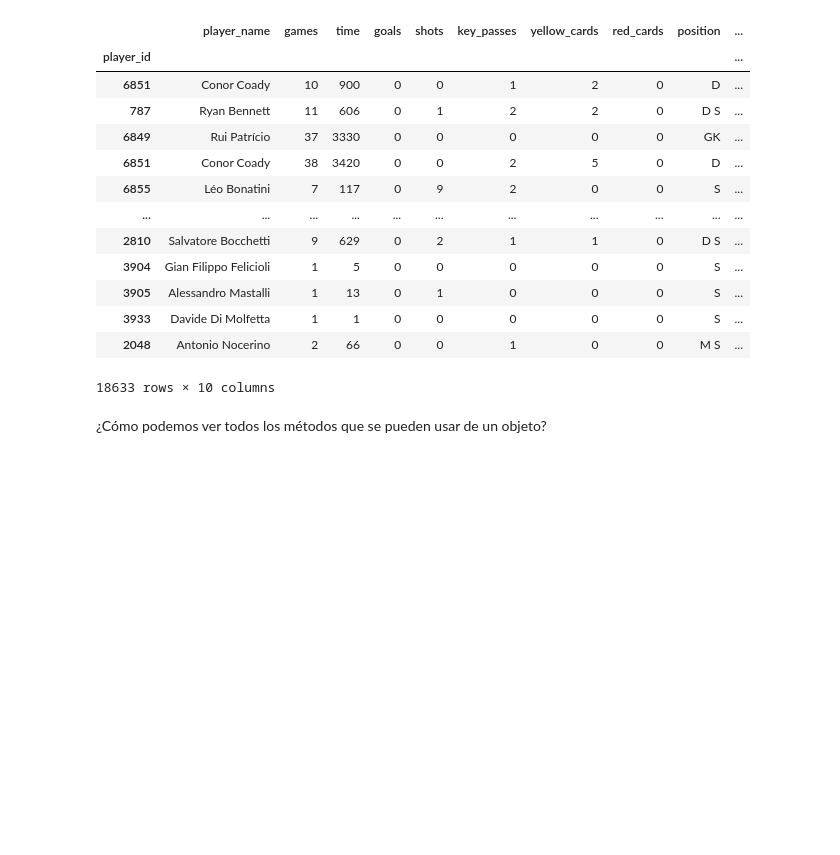
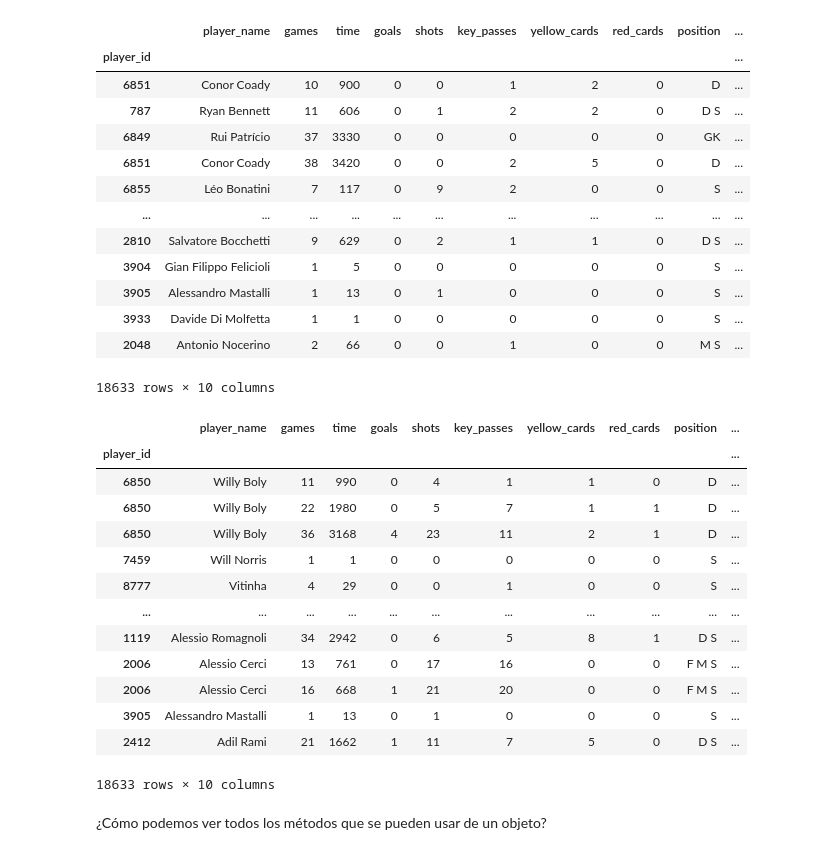
Before and after one commit to alfonso-santos/Intro-Python-Finanzas-2023, a Jupyter notebook: 4_pandas/4_1_Creación_Series_Dataframes.ipynb, the cells around one changed output. Saved outputs shown, nothing was run; the diff lists cells and outputs as text; code cells hidden in the pictures; blank space fills up the shorter version.

```diff
--- a/4_pandas/4_1_Creación_Series_Dataframes.ipynb
+++ b/4_pandas/4_1_Creación_Series_Dataframes.ipynb
@@ -433,6 +452,24 @@ footbal_stats.sort_values(by='team_name', ascending=False)
 | 3933 | Davide Di Molfetta | 1 | 1 | 0 | 0 | 0 | 0 | 0 | S | ... |
 | 2048 | Antonio Nocerino | 2 | 66 | 0 | 0 | 1 | 0 | 0 | M S | ... |
 18633 rows × 10 columns
+# %%
+# Ordenar por varias columnas en orden descendente
+footbal_stats.sort_values(by=['team_name', 'player_name'], ascending=False)
+# %% [output]
+|  | player_name | games | time | goals | shots | key_passes | yellow_cards | red_cards | position | ... |
+| player_id |  |  |  |  |  |  |  |  |  | ... |
+| 6850 | Willy Boly | 11 | 990 | 0 | 4 | 1 | 1 | 0 | D | ... |
+| 6850 | Willy Boly | 22 | 1980 | 0 | 5 | 7 | 1 | 1 | D | ... |
+| 6850 | Willy Boly | 36 | 3168 | 4 | 23 | 11 | 2 | 1 | D | ... |
+| 7459 | Will Norris | 1 | 1 | 0 | 0 | 0 | 0 | 0 | S | ... |
+| 8777 | Vitinha | 4 | 29 | 0 | 0 | 1 | 0 | 0 | S | ... |
+| ... | ... | ... | ... | ... | ... | ... | ... | ... | ... | ... |
+| 1119 | Alessio Romagnoli | 34 | 2942 | 0 | 6 | 5 | 8 | 1 | D S | ... |
+| 2006 | Alessio Cerci | 13 | 761 | 0 | 17 | 16 | 0 | 0 | F M S | ... |
+| 2006 | Alessio Cerci | 16 | 668 | 1 | 21 | 20 | 0 | 0 | F M S | ... |
+| 3905 | Alessandro Mastalli | 1 | 13 | 0 | 1 | 0 | 0 | 0 | S | ... |
+| 2412 | Adil Rami | 21 | 1662 | 1 | 11 | 7 | 5 | 0 | D S | ... |
+18633 rows × 10 columns
 # %% [markdown]
 ¿Cómo podemos ver todos los métodos que se pueden usar de un objeto?
 # %%
```
Also changed, not shown: parts of 11 cells of this notebook, 1 other file.
